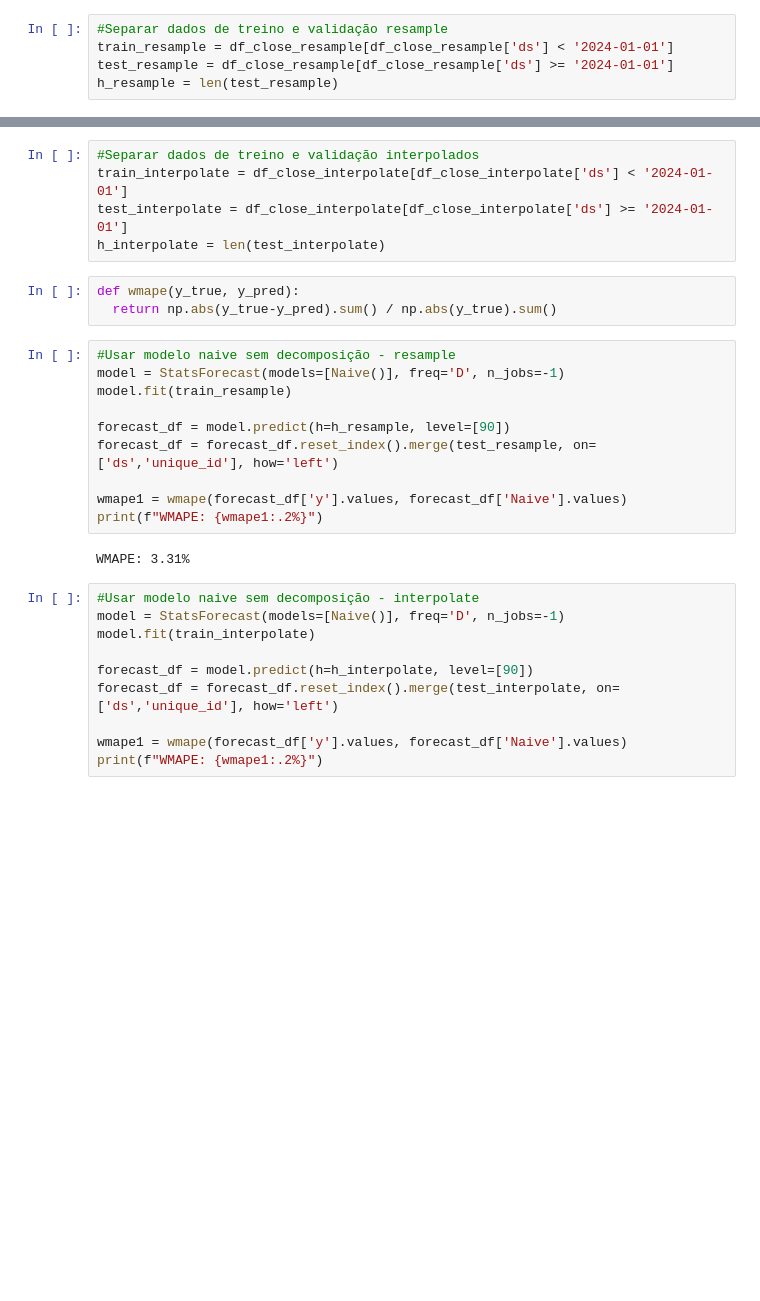
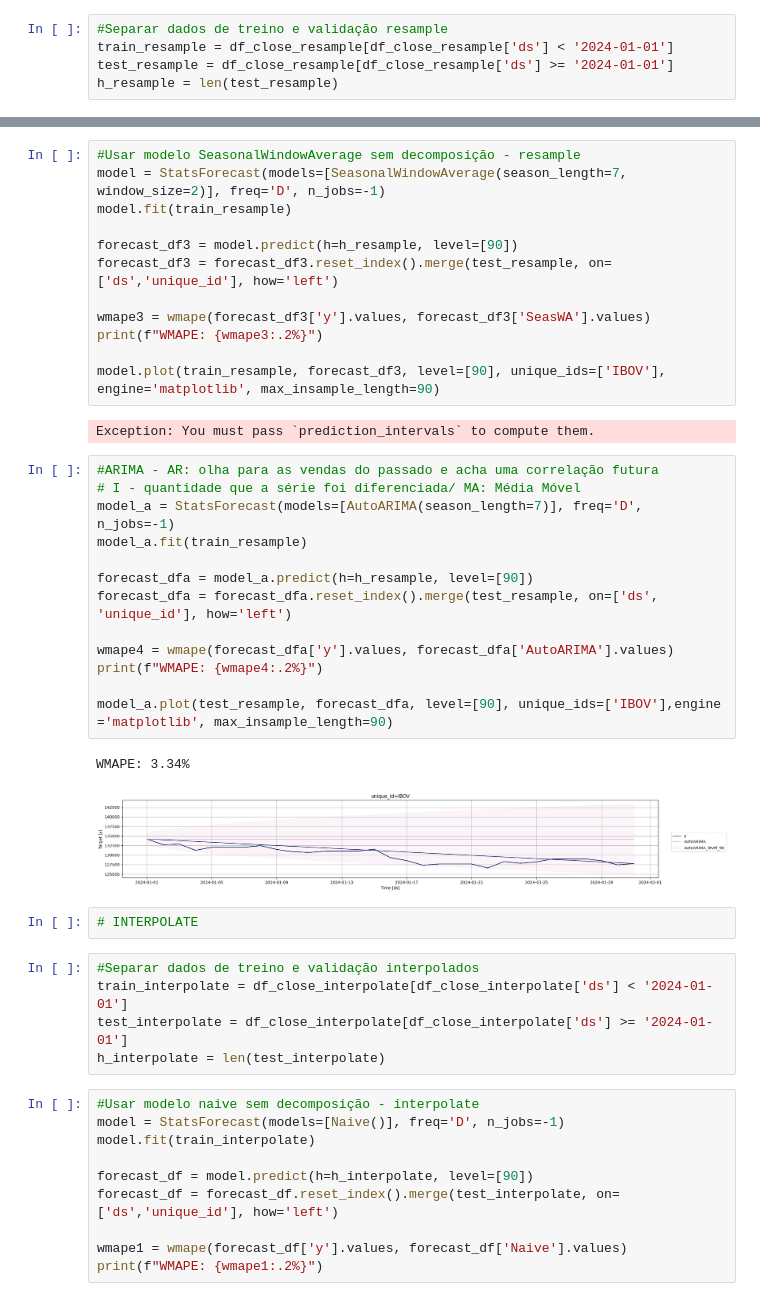
Before and after one commit to iharary/Fiap_Tech_Challenge_02, a Jupyter notebook: notebooks/IBOV.ipynb, the cells around one changed output, grey strips where cells are left out. Drawn from its saved outputs; the diff is of its cells as text; blank space fills up the shorter version.

```diff
--- a/notebooks/IBOV.ipynb
+++ b/notebooks/IBOV.ipynb
@@ -120,23 +176,40 @@ h_resample = len(test_resample)
+# %%
+#Usar modelo SeasonalWindowAverage sem decomposição - resample
+model = StatsForecast(models=[SeasonalWindowAverage(season_length=7, window_size=2)], freq='D', n_jobs=-1)
+model.fit(train_resample)
+
+forecast_df3 = model.predict(h=h_resample, level=[90])
+forecast_df3 = forecast_df3.reset_index().merge(test_resample, on=['ds','unique_id'], how='left')
+
+wmape3 = wmape(forecast_df3['y'].values, forecast_df3['SeasWA'].values)
+print(f"WMAPE: {wmape3:.2%}")
+
+model.plot(train_resample, forecast_df3, level=[90], unique_ids=['IBOV'], engine='matplotlib', max_insample_length=90)
+# %% [output]
+Exception: You must pass `prediction_intervals` to compute them.
+# %%
+#ARIMA - AR: olha para as vendas do passado e acha uma correlação futura
+# I - quantidade que a série foi diferenciada/ MA: Média Móvel
+model_a = StatsForecast(models=[AutoARIMA(season_length=7)], freq='D', n_jobs=-1)
+model_a.fit(train_resample)
+
+forecast_dfa = model_a.predict(h=h_resample, level=[90])
+forecast_dfa = forecast_dfa.reset_index().merge(test_resample, on=['ds', 'unique_id'], how='left')
+
+wmape4 = wmape(forecast_dfa['y'].values, forecast_dfa['AutoARIMA'].values)
+print(f"WMAPE: {wmape4:.2%}")
+
+model_a.plot(test_resample, forecast_dfa, level=[90], unique_ids=['IBOV'],engine ='matplotlib', max_insample_length=90)
+# %% [output]
+WMAPE: 3.34%
+[figure, added]
+# %%
+# INTERPOLATE
 # %%
 #Separar dados de treino e validação interpolados
 train_interpolate = df_close_interpolate[df_close_interpolate['ds'] < '2024-01-01']
 test_interpolate = df_close_interpolate[df_close_interpolate['ds'] >= '2024-01-01']
 h_interpolate = len(test_interpolate)
-# %%
-def wmape(y_true, y_pred):
-  return np.abs(y_true-y_pred).sum() / np.abs(y_true).sum()
-# %%
-#Usar modelo naive sem decomposição - resample
-model = StatsForecast(models=[Naive()], freq='D', n_jobs=-1)
-model.fit(train_resample)
-
-forecast_df = model.predict(h=h_resample, level=[90])
-forecast_df = forecast_df.reset_index().merge(test_resample, on=['ds','unique_id'], how='left')
-
-wmape1 = wmape(forecast_df['y'].values, forecast_df['Naive'].values)
-print(f"WMAPE: {wmape1:.2%}")
-# %% [output]
-WMAPE: 3.31%
 # %%
 #Usar modelo naive sem decomposição - interpolate
 model = StatsForecast(models=[Naive()], freq='D', n_jobs=-1)
```
Also changed, not shown: parts of 12 cells of this notebook.
